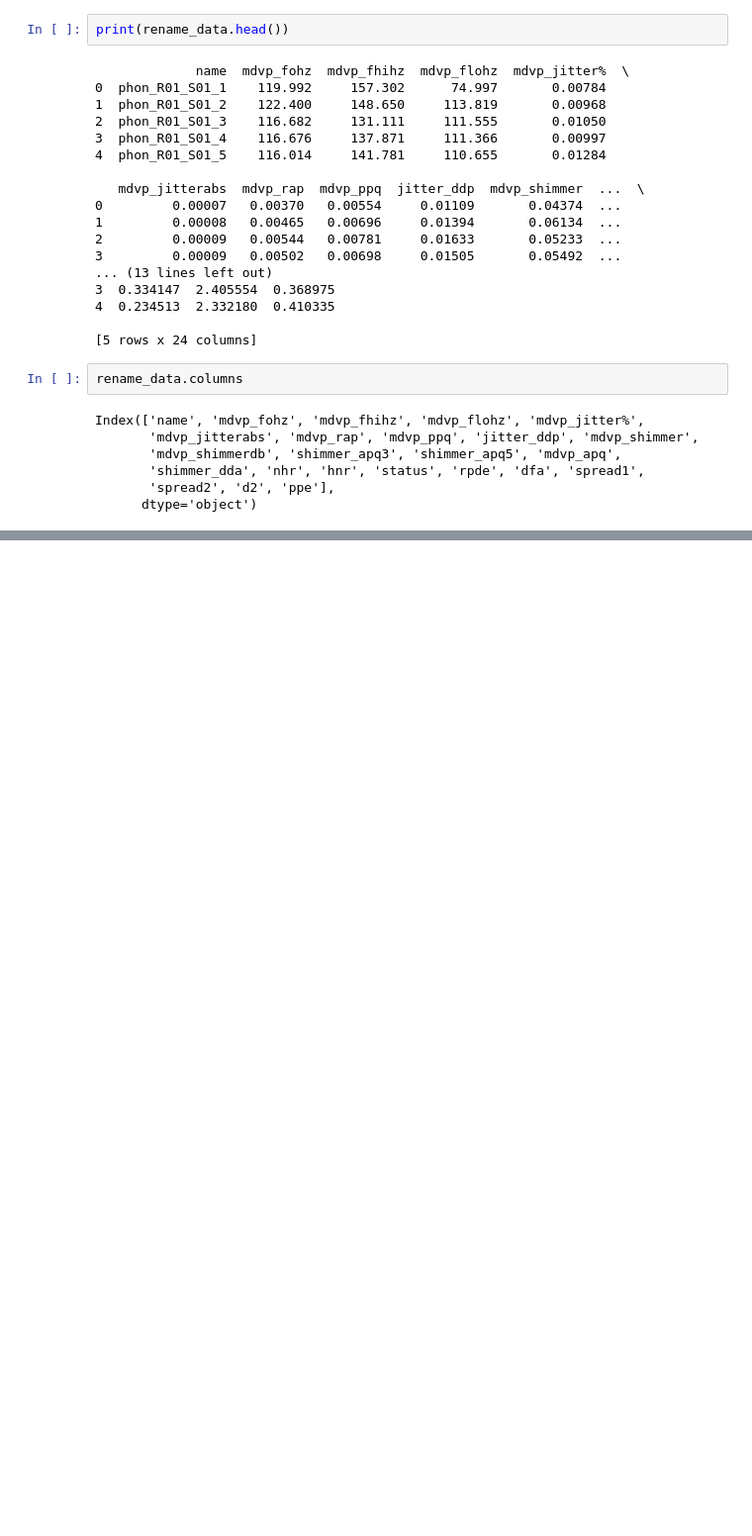
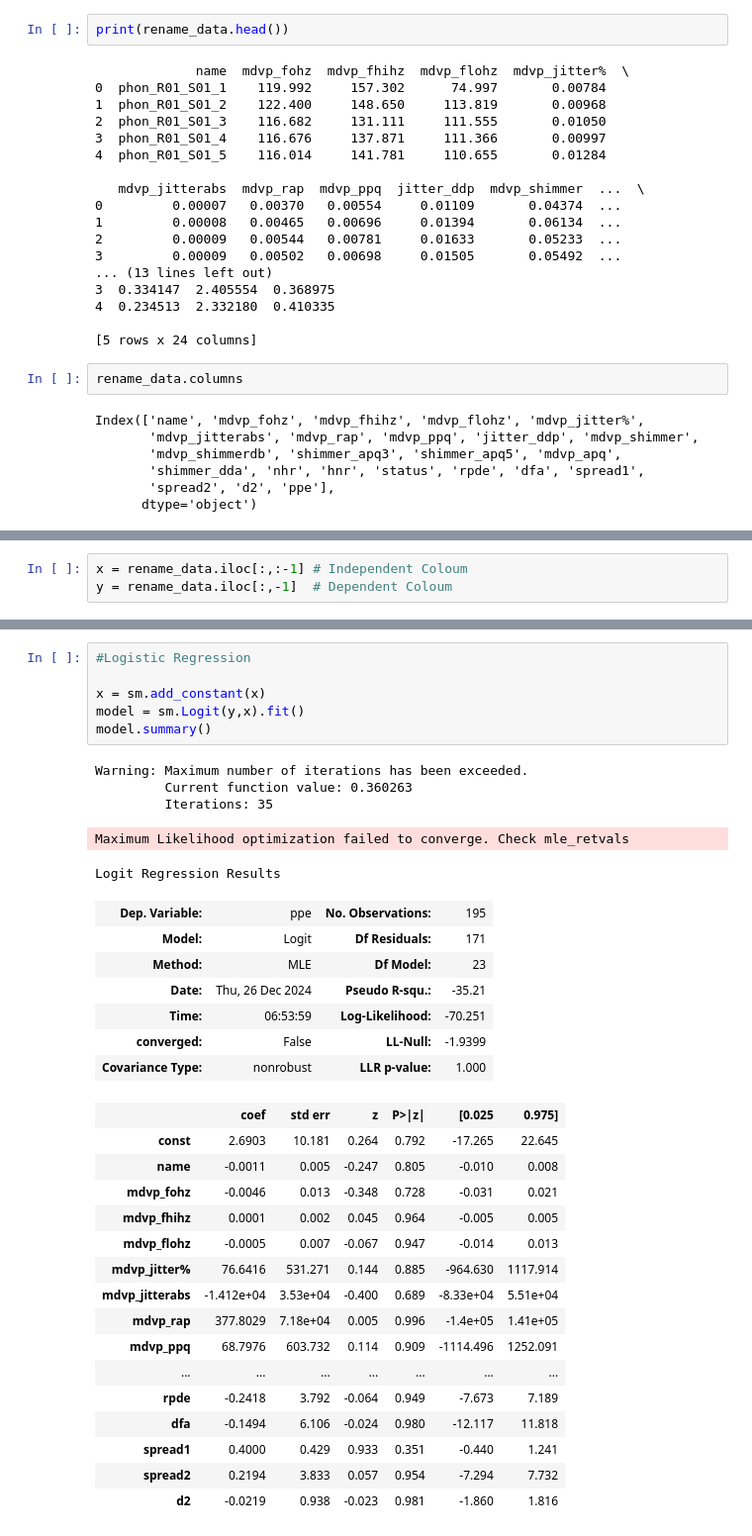
Before and after one commit to raju1207/Multiple-Disease-Prediction-Analysis, a Jupyter notebook: Multiple_Disease_Prediction_Analysis.ipynb, the cells around one changed output, grey strips where cells are left out. Shown at 99% size. Drawn from its saved outputs; the diff is of its cells as text; blank space fills up the shorter version.

```diff
--- a/Multiple_Disease_Prediction_Analysis.ipynb
+++ b/Multiple_Disease_Prediction_Analysis.ipynb
@@ -298,0 +318,3 @@ Index(['name', 'mdvp_fohz', 'mdvp_fhihz', 'mdvp_flohz', 'mdvp_jitter%',
+# %%
+x = rename_data.iloc[:,:-1] # Independent Coloum
+y = rename_data.iloc[:,-1]  # Dependent Coloum
@@ -298,0 +347,35 @@ Index(['name', 'mdvp_fohz', 'mdvp_fhihz', 'mdvp_flohz', 'mdvp_jitter%',
+# %%
+#Logistic Regression
+
+x = sm.add_constant(x)
+model = sm.Logit(y,x).fit()
+model.summary()
+# %% [output]
+Warning: Maximum number of iterations has been exceeded.
+         Current function value: 0.360263
+         Iterations: 35
+Maximum Likelihood optimization failed to converge. Check mle_retvals
+Logit Regression Results
+| Dep. Variable: | ppe | No. Observations: | 195 |
+| Model: | Logit | Df Residuals: | 171 |
+| Method: | MLE | Df Model: | 23 |
+| Date: | Thu, 26 Dec 2024 | Pseudo R-squ.: | -35.21 |
+| Time: | 06:53:59 | Log-Likelihood: | -70.251 |
+| converged: | False | LL-Null: | -1.9399 |
+| Covariance Type: | nonrobust | LLR p-value: | 1.000 |
+|  | coef | std err | z | P>|z| | [0.025 | 0.975] |
+| const | 2.6903 | 10.181 | 0.264 | 0.792 | -17.265 | 22.645 |
+| name | -0.0011 | 0.005 | -0.247 | 0.805 | -0.010 | 0.008 |
+| mdvp_fohz | -0.0046 | 0.013 | -0.348 | 0.728 | -0.031 | 0.021 |
+| mdvp_fhihz | 0.0001 | 0.002 | 0.045 | 0.964 | -0.005 | 0.005 |
+| mdvp_flohz | -0.0005 | 0.007 | -0.067 | 0.947 | -0.014 | 0.013 |
+| mdvp_jitter% | 76.6416 | 531.271 | 0.144 | 0.885 | -964.630 | 1117.914 |
+| mdvp_jitterabs | -1.412e+04 | 3.53e+04 | -0.400 | 0.689 | -8.33e+04 | 5.51e+04 |
+| mdvp_rap | 377.8029 | 7.18e+04 | 0.005 | 0.996 | -1.4e+05 | 1.41e+05 |
+| mdvp_ppq | 68.7976 | 603.732 | 0.114 | 0.909 | -1114.496 | 1252.091 |
+| ... | ... | ... | ... | ... | ... | ... |
+| rpde | -0.2418 | 3.792 | -0.064 | 0.949 | -7.673 | 7.189 |
+| dfa | -0.1494 | 6.106 | -0.024 | 0.980 | -12.117 | 11.818 |
+| spread1 | 0.4000 | 0.429 | 0.933 | 0.351 | -0.440 | 1.241 |
+| spread2 | 0.2194 | 3.833 | 0.057 | 0.954 | -7.294 | 7.732 |
+| d2 | -0.0219 | 0.938 | -0.023 | 0.981 | -1.860 | 1.816 |
```
Also changed, not shown: parts of 4 cells of this notebook.
